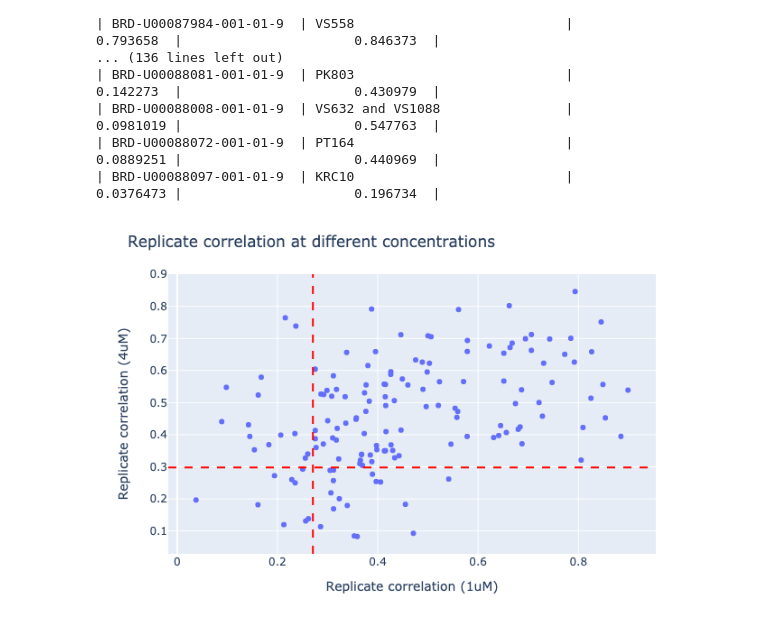
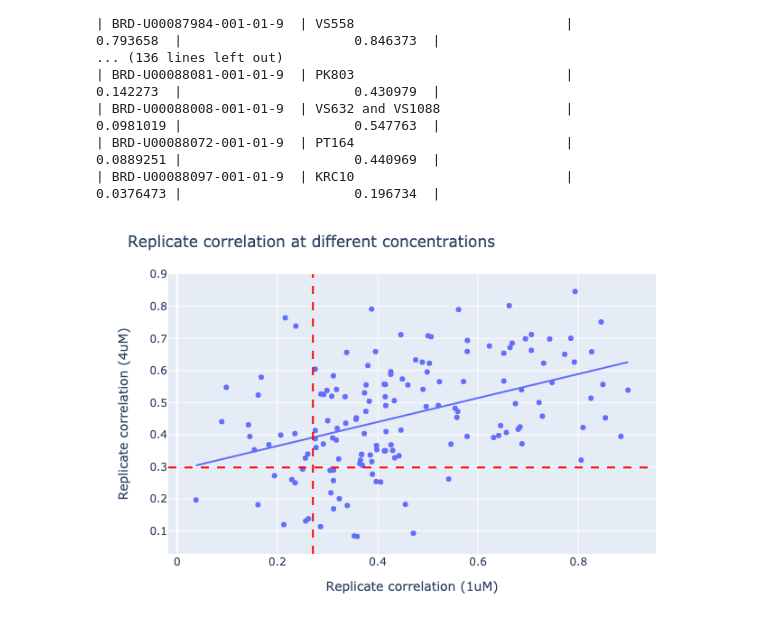
Before and after one commit to broadinstitute/2021_03_11_MolecularGlue_AmitChoudharyLab_Broad-data, a Jupyter notebook: analysis/2.calculate-percent-replicating.ipynb, the cells around one changed output. Cells and saved outputs as stored; diff of their text form; code cells hidden in the pictures.

Commit message:
add trendline

```diff
--- a/analysis/2.calculate-percent-replicating.ipynb
+++ b/analysis/2.calculate-percent-replicating.ipynb
@@ -109,14 +109,14 @@ print(corr_df.to_markdown(index=False))
 | BRD-U00088072-001-01-9  | PT164                           |                      0.0889251 |                      0.440969  |
 | BRD-U00088097-001-01-9  | KRC10                           |                      0.0376473 |                      0.196734  |
 # %%
-fig = px.scatter(data_frame=corr_df, x='replicate_correlation_conc_1', y='replicate_correlation_conc_4', hover_data=['Metadata_Supplier_Catalog'])
+fig = px.scatter(data_frame=corr_df, x='replicate_correlation_conc_1', y='replicate_correlation_conc_4', hover_data=['Metadata_Supplier_Catalog'], trendline='ols')
 fig.update_layout(title='Replicate correlation at different concentrations',
                   xaxis=dict(title='Replicate correlation (1uM)'),
                   yaxis=dict(title='Replicate correlation (4uM)'))
 fig.add_vline(x=value_95_replicating_conc_1, line_color='red', line_dash="dash")
 fig.add_hline(y=value_95_replicating_conc_4, line_color='red', line_dash="dash")
 
 fig.show("png")
 fig.write_image('figures/2.replicate_correlation_scatter.png', height=480, width=640, scale=2)
 # %% [output]
-[figure, old version]
+[figure, new version]
```
Also changed, not shown: 1 other file.
